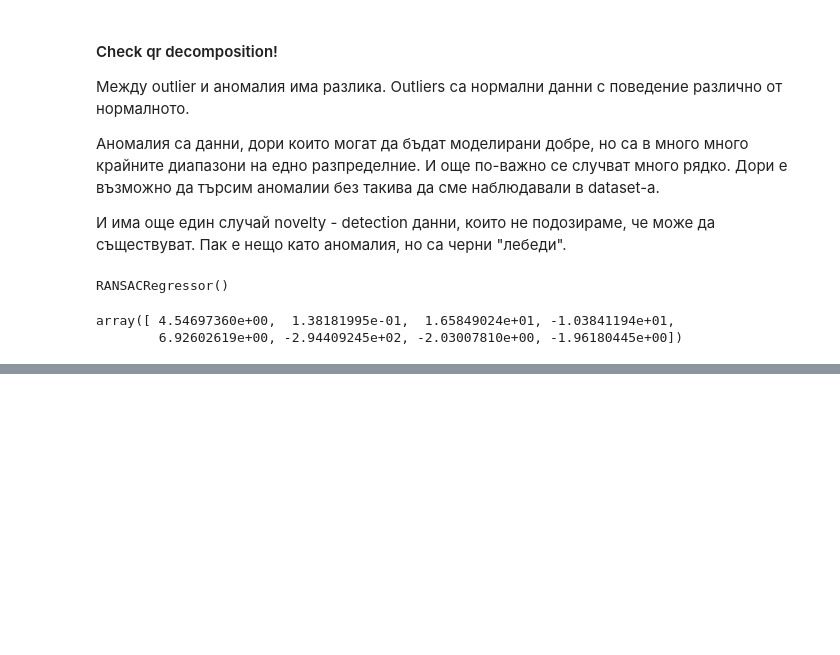
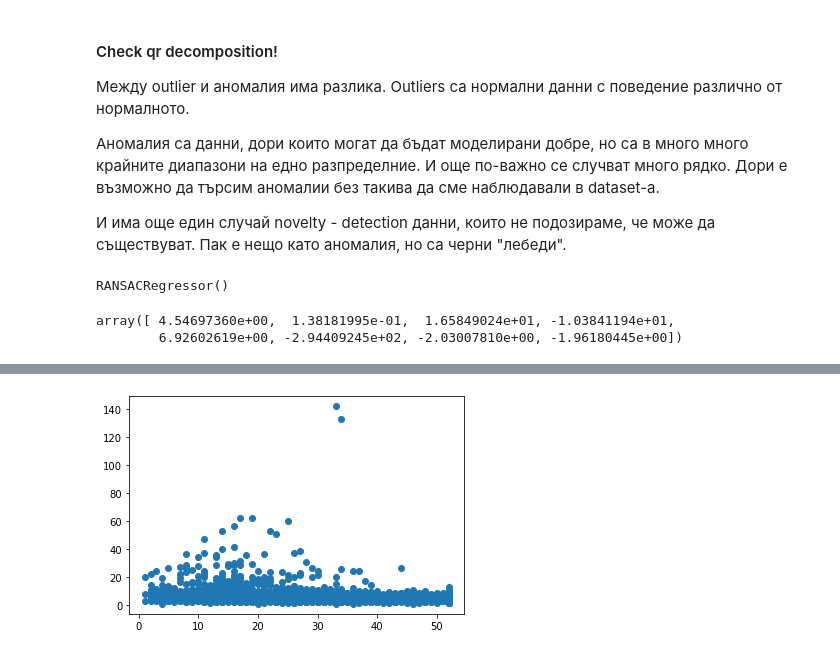
Before and after one commit to GalkaKG/Machine-Learning, a Jupyter notebook: 02.Linear and Logistic Regression/02.Linear and Logistic Regression.ipynb, the cells around one changed output, grey strips where cells are left out. Saved outputs shown, nothing was run; the diff lists cells and outputs as text; code cells hidden in the pictures; blank space fills up the shorter version.

```diff
--- a/02.Linear and Logistic Regression/02.Linear and Logistic Regression.ipynb
+++ b/02.Linear and Logistic Regression/02.Linear and Logistic Regression.ipynb
@@ -365,0 +409,5 @@ array([ 4.54697360e+00,  1.38181995e-01,  1.65849024e+01, -1.03841194e+01,
+# %%
+plt.scatter(house_attributes[~ransac_model.inlier_mask_].HouseAge, house_attributes[~ransac_model.inlier_mask_].AveRooms)
+plt.show()
+# %% [output]
+[figure, added]
```
Also changed, not shown: parts of 8 cells of this notebook.
